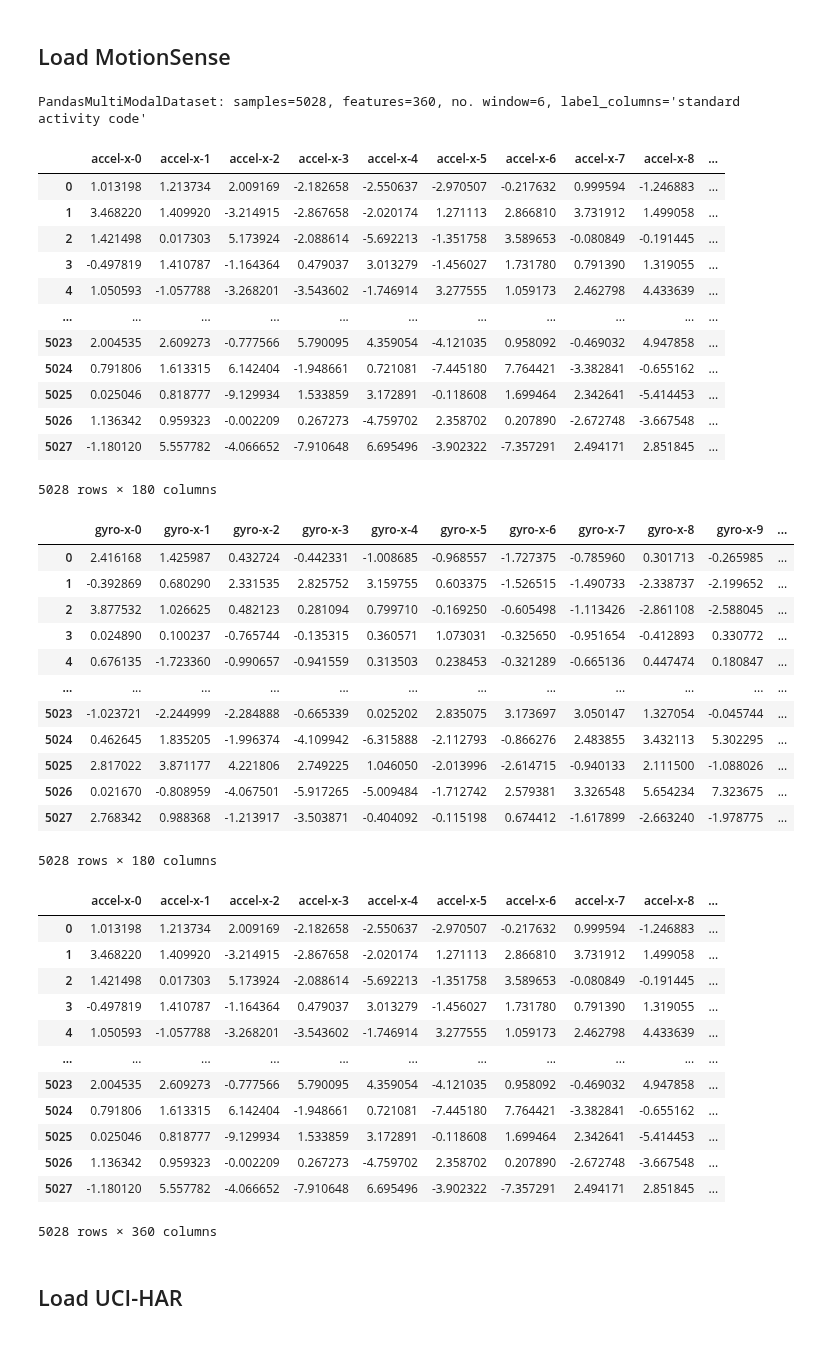
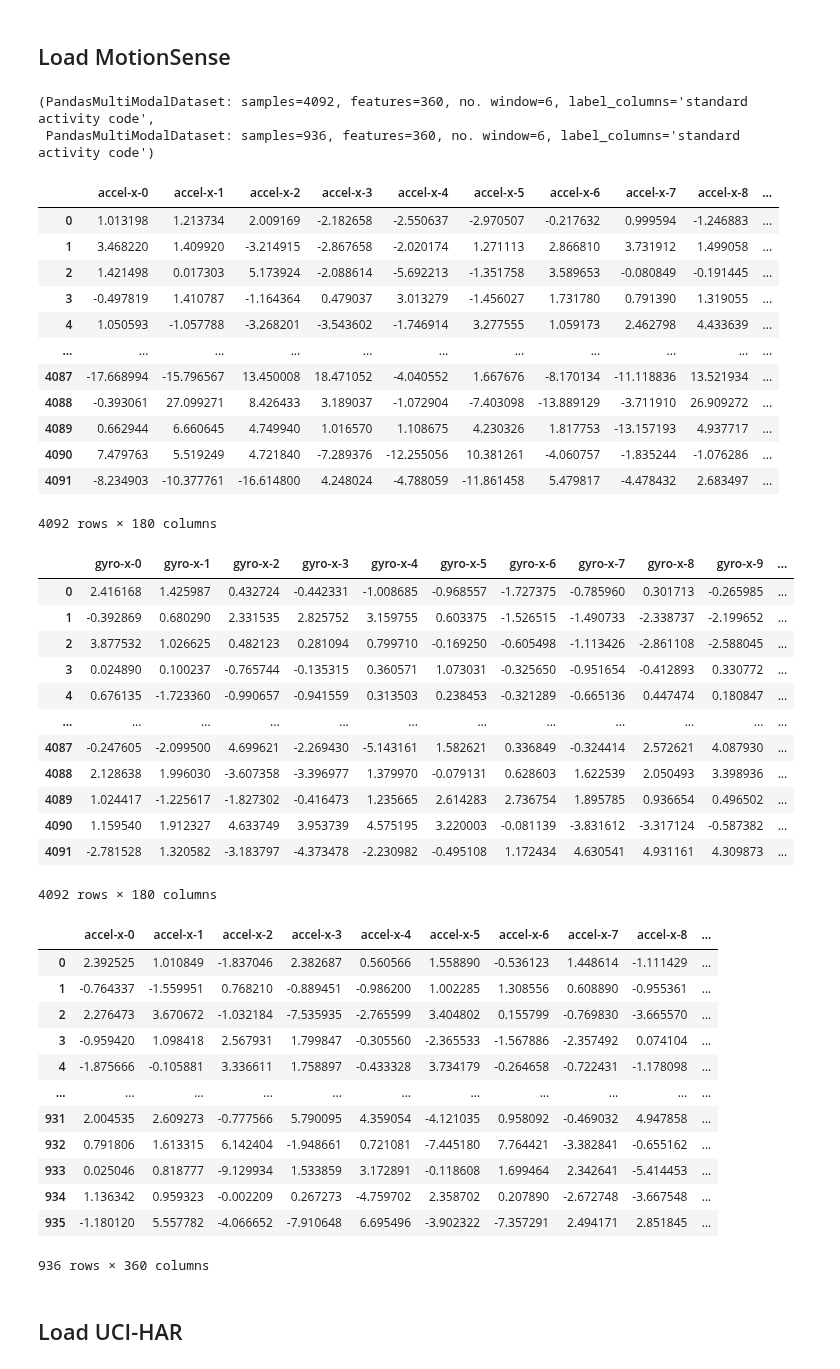
Before and after one commit to otavioon/librep-hiaac, a Jupyter notebook: experiments/Crossvalidation_experiments/UMAP/Without Normalization/crossValidation_combinations.ipynb, the cells around one changed output. Drawn from its saved outputs; the diff is of its cells as text; code cells hidden in the pictures.

```diff
--- a/experiments/Crossvalidation_experiments/UMAP/Without Normalization/crossValidation_combinations.ipynb
+++ b/experiments/Crossvalidation_experiments/UMAP/Without Normalization/crossValidation_combinations.ipynb
@@ -111,12 +112,13 @@ test_kuhar_label = np.array([labels_activity[i] + ' - ' + labels_dataset[j] for
 ## Load MotionSense
 # %%
 loader = MotionSense_BalancedView20HZ(
-    Root+"./data/views/MotionSense/balanced_20Hz_filtered",
+    Root+"/data/views/MotionSense/balanced_20Hz_filtered",
     download=False)
 train_val_motion, test_motion = loader.load(concat_train_validation=True, label="standard activity code")
 train_val_motion, test_motion
 # %% [output]
-PandasMultiModalDataset: samples=5028, features=360, no. window=6, label_columns='standard activity code'
+(PandasMultiModalDataset: samples=4092, features=360, no. window=6, label_columns='standard activity code',
+ PandasMultiModalDataset: samples=936, features=360, no. window=6, label_columns='standard activity code')
 # %%
 train_val_motion.data.iloc[:,540:-6]
 # %% [output]
@@ -127,12 +129,12 @@ train_val_motion.data.iloc[:,540:-6]
 | 3 | -0.497819 | 1.410787 | -1.164364 | 0.479037 | 3.013279 | -1.456027 | 1.731780 | 0.791390 | 1.319055 | ... |
 | 4 | 1.050593 | -1.057788 | -3.268201 | -3.543602 | -1.746914 | 3.277555 | 1.059173 | 2.462798 | 4.433639 | ... |
 | ... | ... | ... | ... | ... | ... | ... | ... | ... | ... | ... |
-| 5023 | 2.004535 | 2.609273 | -0.777566 | 5.790095 | 4.359054 | -4.121035 | 0.958092 | -0.469032 | 4.947858 | ... |
-| 5024 | 0.791806 | 1.613315 | 6.142404 | -1.948661 | 0.721081 | -7.445180 | 7.764421 | -3.382841 | -0.655162 | ... |
-| 5025 | 0.025046 | 0.818777 | -9.129934 | 1.533859 | 3.172891 | -0.118608 | 1.699464 | 2.342641 | -5.414453 | ... |
-| 5026 | 1.136342 | 0.959323 | -0.002209 | 0.267273 | -4.759702 | 2.358702 | 0.207890 | -2.672748 | -3.667548 | ... |
-| 5027 | -1.180120 | 5.557782 | -4.066652 | -7.910648 | 6.695496 | -3.902322 | -7.357291 | 2.494171 | 2.851845 | ... |
+| 4087 | -17.668994 | -15.796567 | 13.450008 | 18.471052 | -4.040552 | 1.667676 | -8.170134 | -11.118836 | 13.521934 | ... |
+| 4088 | -0.393061 | 27.099271 | 8.426433 | 3.189037 | -1.072904 | -7.403098 | -13.889129 | -3.711910 | 26.909272 | ... |
+| 4089 | 0.662944 | 6.660645 | 4.749940 | 1.016570 | 1.108675 | 4.230326 | 1.817753 | -13.157193 | 4.937717 | ... |
+| 4090 | 7.479763 | 5.519249 | 4.721840 | -7.289376 | -12.255056 | 10.381261 | -4.060757 | -1.835244 | -1.076286 | ... |
+| 4091 | -8.234903 | -10.377761 | -16.614800 | 4.248024 | -4.788059 | -11.861458 | 5.479817 | -4.478432 | 2.683497 | ... |
-5028 rows × 180 columns
+4092 rows × 180 columns
 # %%
 train_val_motion.data.iloc[:,360:540]
 # %% [output]
@@ -143,12 +145,12 @@ train_val_motion.data.iloc[:,360:540]
 | 3 | 0.024890 | 0.100237 | -0.765744 | -0.135315 | 0.360571 | 1.073031 | -0.325650 | -0.951654 | -0.412893 | 0.330772 | ... |
 | 4 | 0.676135 | -1.723360 | -0.990657 | -0.941559 | 0.313503 | 0.238453 | -0.321289 | -0.665136 | 0.447474 | 0.180847 | ... |
 | ... | ... | ... | ... | ... | ... | ... | ... | ... | ... | ... | ... |
-| 5023 | -1.023721 | -2.244999 | -2.284888 | -0.665339 | 0.025202 | 2.835075 | 3.173697 | 3.050147 | 1.327054 | -0.045744 | ... |
-| 5024 | 0.462645 | 1.835205 | -1.996374 | -4.109942 | -6.315888 | -2.112793 | -0.866276 | 2.483855 | 3.432113 | 5.302295 | ... |
-| 5025 | 2.817022 | 3.871177 | 4.221806 | 2.749225 | 1.046050 | -2.013996 | -2.614715 | -0.940133 | 2.111500 | -1.088026 | ... |
-| 5026 | 0.021670 | -0.808959 | -4.067501 | -5.917265 | -5.009484 | -1.712742 | 2.579381 | 3.326548 | 5.654234 | 7.323675 | ... |
-| 5027 | 2.768342 | 0.988368 | -1.213917 | -3.503871 | -0.404092 | -0.115198 | 0.674412 | -1.617899 | -2.663240 | -1.978775 | ... |
+| 4087 | -0.247605 | -2.099500 | 4.699621 | -2.269430 | -5.143161 | 1.582621 | 0.336849 | -0.324414 | 2.572621 | 4.087930 | ... |
+| 4088 | 2.128638 | 1.996030 | -3.607358 | -3.396977 | 1.379970 | -0.079131 | 0.628603 | 1.622539 | 2.050493 | 3.398936 | ... |
+| 4089 | 1.024417 | -1.225617 | -1.827302 | -0.416473 | 1.235665 | 2.614283 | 2.736754 | 1.895785 | 0.936654 | 0.496502 | ... |
+| 4090 | 1.159540 | 1.912327 | 4.633749 | 3.953739 | 4.575195 | 3.220003 | -0.081139 | -3.831612 | -3.317124 | -0.587382 | ... |
+| 4091 | -2.781528 | 1.320582 | -3.183797 | -4.373478 | -2.230982 | -0.495108 | 1.172434 | 4.630541 | 4.931161 | 4.309873 | ... |
-5028 rows × 180 columns
+4092 rows × 180 columns
 # %%
 train_motion_X = pd.concat([train_val_motion.data.iloc[:,540:-6], train_val_motion.data.iloc[:,360:540]], axis=1)
 train_motion_Y = train_val_motion.data['standard activity code']
@@ -157,26 +159,26 @@ train_motion_id_dataset = np.array(['M']*tam)
 train_motion_label = np.array([labels_activity[i] + ' - ' + labels_dataset[j] for i, j in zip(train_motion_Y, train_motion_id_dataset)])
 # %%
-motion_X = pd.concat([test_motion.data.iloc[:,540:-6], test_motion.data.iloc[:,360:540]], axis=1)
+test_motion_X = pd.concat([test_motion.data.iloc[:,540:-6], test_motion.data.iloc[:,360:540]], axis=1)
 test_motion_Y = test_motion.data['standard activity code']
 tam = len(test_motion_Y)
 test_motion_id_dataset = np.array(['MotionSense']*tam)
 test_motion_label = np.array([labels_activity[i] + ' - ' + labels_dataset[j] for i, j in zip(test_motion_Y, test_motion_id_dataset)])
 # %%
-motion_X
+test_motion_X
 # %% [output]
 |  | accel-x-0 | accel-x-1 | accel-x-2 | accel-x-3 | accel-x-4 | accel-x-5 | accel-x-6 | accel-x-7 | accel-x-8 | ... |
-| 0 | 1.013198 | 1.213734 | 2.009169 | -2.182658 | -2.550637 | -2.970507 | -0.217632 | 0.999594 | -1.246883 | ... |
-| 1 | 3.468220 | 1.409920 | -3.214915 | -2.867658 | -2.020174 | 1.271113 | 2.866810 | 3.731912 | 1.499058 | ... |
-| 2 | 1.421498 | 0.017303 | 5.173924 | -2.088614 | -5.692213 | -1.351758 | 3.589653 | -0.080849 | -0.191445 | ... |
-| 3 | -0.497819 | 1.410787 | -1.164364 | 0.479037 | 3.013279 | -1.456027 | 1.731780 | 0.791390 | 1.319055 | ... |
-| 4 | 1.050593 | -1.057788 | -3.268201 | -3.543602 | -1.746914 | 3.277555 | 1.059173 | 2.462798 | 4.433639 | ... |
+| 0 | 2.392525 | 1.010849 | -1.837046 | 2.382687 | 0.560566 | 1.558890 | -0.536123 | 1.448614 | -1.111429 | ... |
+| 1 | -0.764337 | -1.559951 | 0.768210 | -0.889451 | -0.986200 | 1.002285 | 1.308556 | 0.608890 | -0.955361 | ... |
+| 2 | 2.276473 | 3.670672 | -1.032184 | -7.535935 | -2.765599 | 3.404802 | 0.155799 | -0.769830 | -3.665570 | ... |
+| 3 | -0.959420 | 1.098418 | 2.567931 | 1.799847 | -0.305560 | -2.365533 | -1.567886 | -2.357492 | 0.074104 | ... |
+| 4 | -1.875666 | -0.105881 | 3.336611 | 1.758897 | -0.433328 | 3.734179 | -0.264658 | -0.722431 | -1.178098 | ... |
 | ... | ... | ... | ... | ... | ... | ... | ... | ... | ... | ... |
-| 5023 | 2.004535 | 2.609273 | -0.777566 | 5.790095 | 4.359054 | -4.121035 | 0.958092 | -0.469032 | 4.947858 | ... |
-| 5024 | 0.791806 | 1.613315 | 6.142404 | -1.948661 | 0.721081 | -7.445180 | 7.764421 | -3.382841 | -0.655162 | ... |
-| 5025 | 0.025046 | 0.818777 | -9.129934 | 1.533859 | 3.172891 | -0.118608 | 1.699464 | 2.342641 | -5.414453 | ... |
-| 5026 | 1.136342 | 0.959323 | -0.002209 | 0.267273 | -4.759702 | 2.358702 | 0.207890 | -2.672748 | -3.667548 | ... |
-| 5027 | -1.180120 | 5.557782 | -4.066652 | -7.910648 | 6.695496 | -3.902322 | -7.357291 | 2.494171 | 2.851845 | ... |
+| 931 | 2.004535 | 2.609273 | -0.777566 | 5.790095 | 4.359054 | -4.121035 | 0.958092 | -0.469032 | 4.947858 | ... |
+| 932 | 0.791806 | 1.613315 | 6.142404 | -1.948661 | 0.721081 | -7.445180 | 7.764421 | -3.382841 | -0.655162 | ... |
+| 933 | 0.025046 | 0.818777 | -9.129934 | 1.533859 | 3.172891 | -0.118608 | 1.699464 | 2.342641 | -5.414453 | ... |
+| 934 | 1.136342 | 0.959323 | -0.002209 | 0.267273 | -4.759702 | 2.358702 | 0.207890 | -2.672748 | -3.667548 | ... |
+| 935 | -1.180120 | 5.557782 | -4.066652 | -7.910648 | 6.695496 | -3.902322 | -7.357291 | 2.494171 | 2.851845 | ... |
-5028 rows × 360 columns
+936 rows × 360 columns
 # %% [markdown]
 ## Load UCI-HAR
 # %%
```
Also changed, not shown: parts of 31 cells of this notebook.
